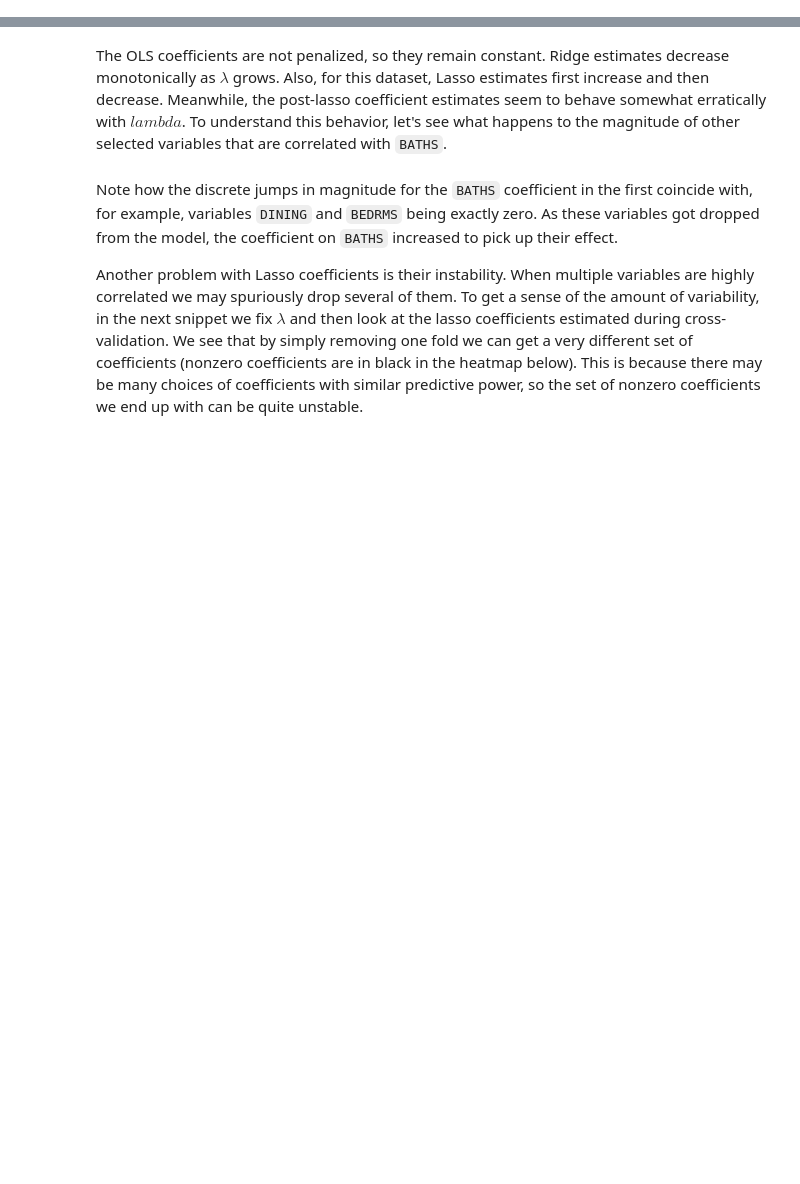
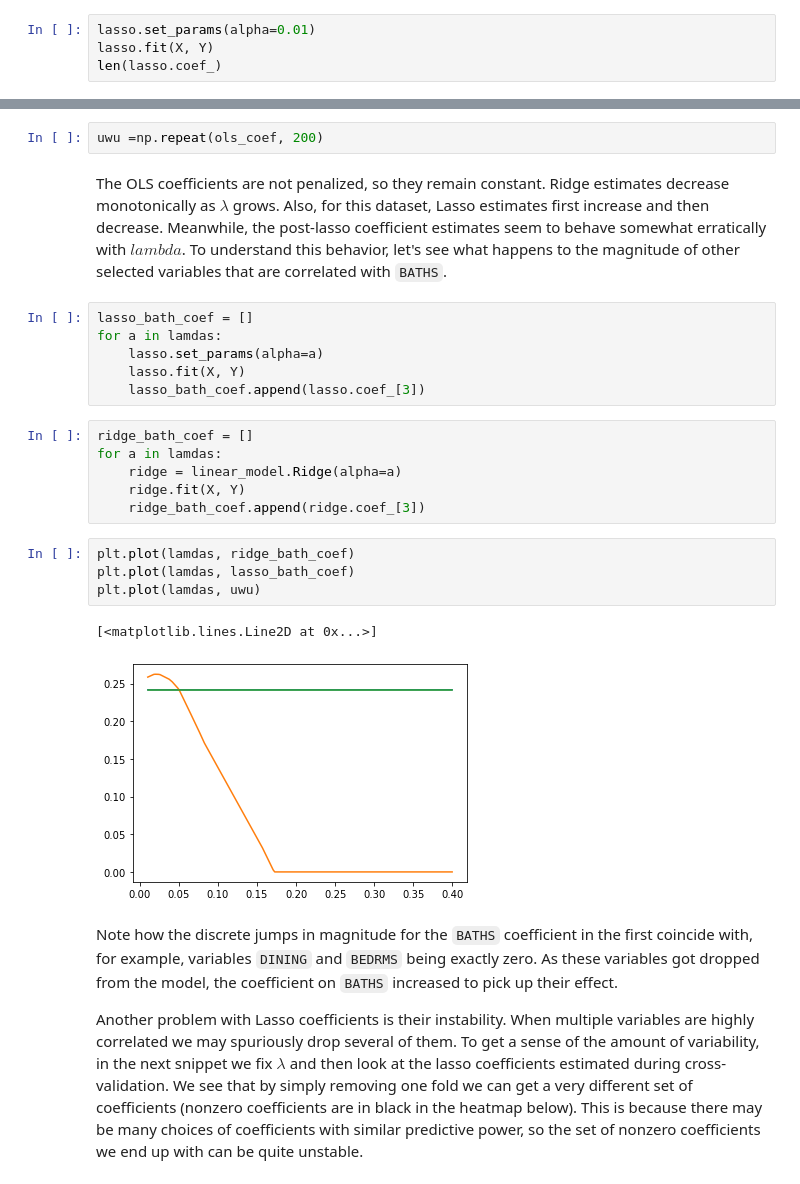
Before and after one commit to alexanderquispe/ml_book, a Jupyter notebook: Untitled-1.ipynb, the cells around one changed output, grey strips where cells are left out. Saved outputs shown, nothing was run; the diff lists cells and outputs as text; blank space fills up the shorter version.

```diff
--- a/Untitled-1.ipynb
+++ b/Untitled-1.ipynb
@@ -646,0 +656,4 @@ We illustrate this next. We observe the path of the estimated coefficient on the
+# %%
+lasso.set_params(alpha=0.01)
+lasso.fit(X, Y)
+len(lasso.coef_)
@@ -647,5 +662,26 @@ We illustrate this next. We observe the path of the estimated coefficient on the
+# %%
+uwu =np.repeat(ols_coef, 200)
 # %% [markdown]
 The OLS coefficients are not penalized, so they remain constant. Ridge estimates decrease monotonically as $\lambda$ grows. Also, for this dataset, Lasso estimates first increase and then decrease. Meanwhile, the post-lasso coefficient estimates seem to behave somewhat erratically with $lambda$. To understand this behavior, let's see what happens to the magnitude of other selected variables that are correlated with `BATHS`.
+# %%
+lasso_bath_coef = []
+for a in lamdas:
+    lasso.set_params(alpha=a)
+    lasso.fit(X, Y)
+    lasso_bath_coef.append(lasso.coef_[3])
+# %%
+ridge_bath_coef = []
+for a in lamdas:
+    ridge = linear_model.Ridge(alpha=a)
+    ridge.fit(X, Y)
+    ridge_bath_coef.append(ridge.coef_[3])
+# %%
+plt.plot(lamdas, ridge_bath_coef)
+plt.plot(lamdas, lasso_bath_coef)
+plt.plot(lamdas, uwu)
+# %% [output]
+[<matplotlib.lines.Line2D at 0x...>]
+[figure, added]
 # %% [markdown]
 Note how the discrete jumps in magnitude for the `BATHS` coefficient in the first coincide with, for example, variables `DINING` and `BEDRMS` being exactly zero. As these variables got dropped from the model, the coefficient on `BATHS` increased to pick up their effect.
 
```
Also changed, not shown: parts of 4 cells of this notebook.
